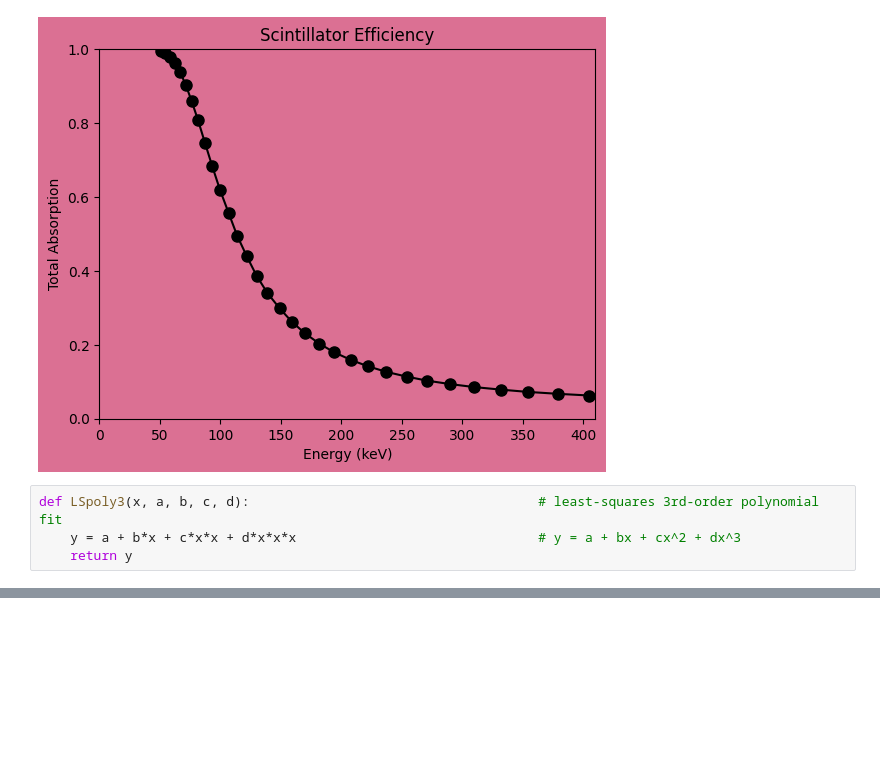
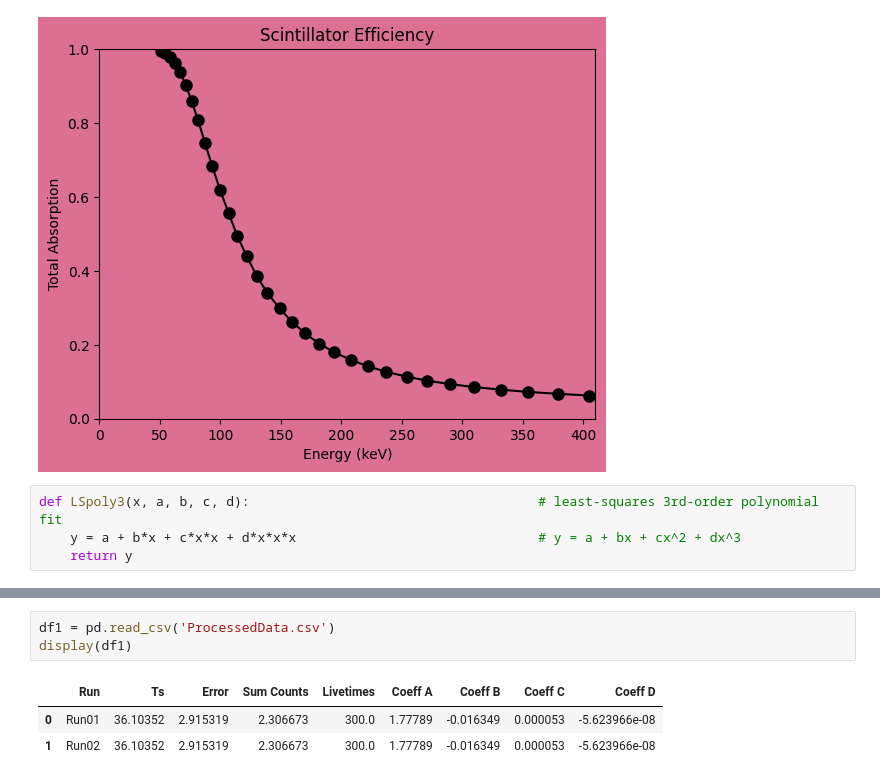
Before and after one commit to thebeesneesh/VENUS_X-Ray_BS, a Jupyter notebook: ProcessData.ipynb, the cells around one changed output, grey strips where cells are left out. Cells and saved outputs as stored; diff of their text form; blank space fills up the shorter version.

```diff
--- a/ProcessData.ipynb
+++ b/ProcessData.ipynb
@@ -286,0 +291,7 @@ for filename in glob.glob('*.mca'):
+# %%
+df1 = pd.read_csv('ProcessedData.csv')
+display(df1)
+# %% [output]
+|  | Run | Ts | Error | Sum Counts | Livetimes | Coeff A | Coeff B | Coeff C | Coeff D |
+| 0 | Run01 | 36.10352 | 2.915319 | 2.306673 | 300.0 | 1.77789 | -0.016349 | 0.000053 | -5.623966e-08 |
+| 1 | Run02 | 36.10352 | 2.915319 | 2.306673 | 300.0 | 1.77789 | -0.016349 | 0.000053 | -5.623966e-08 |
```
Also changed, not shown: parts of 2 cells of this notebook, 11 other files.
